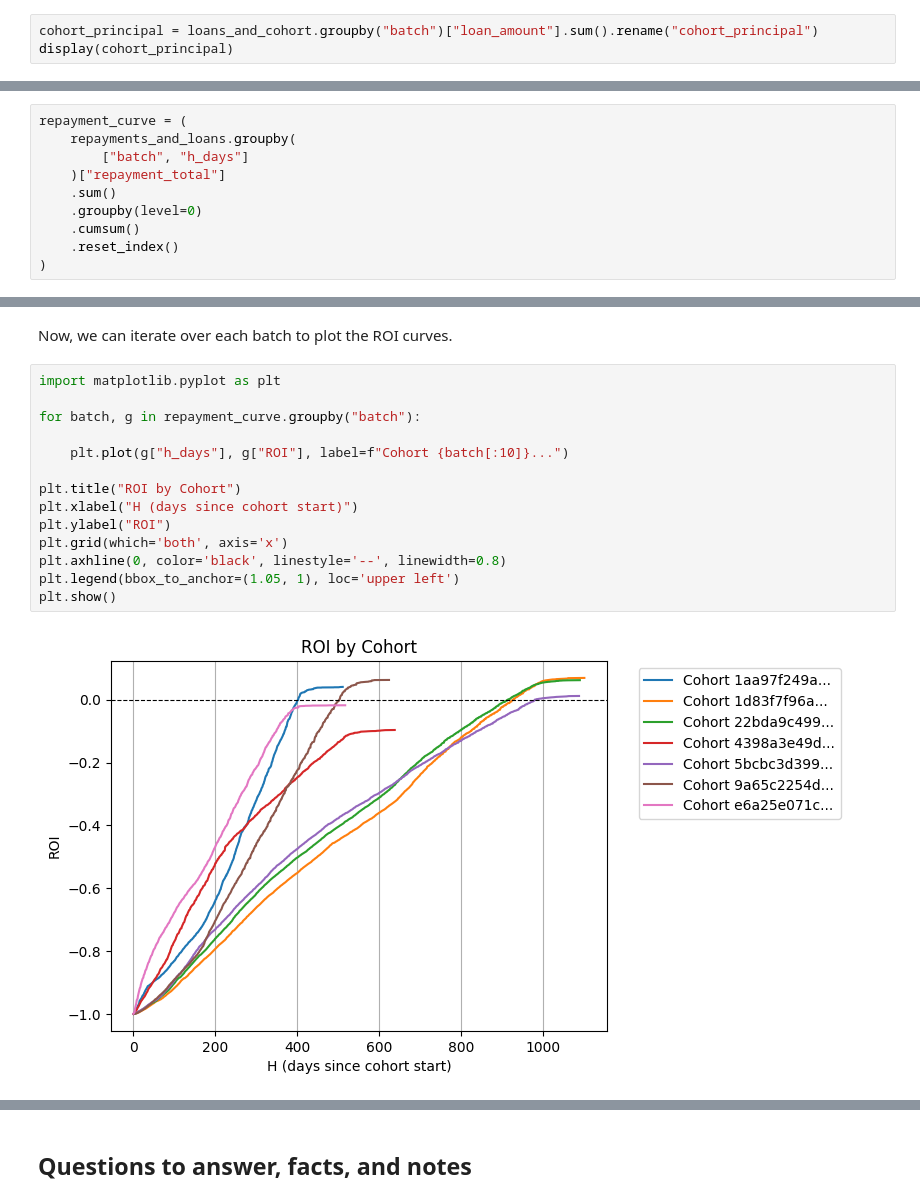
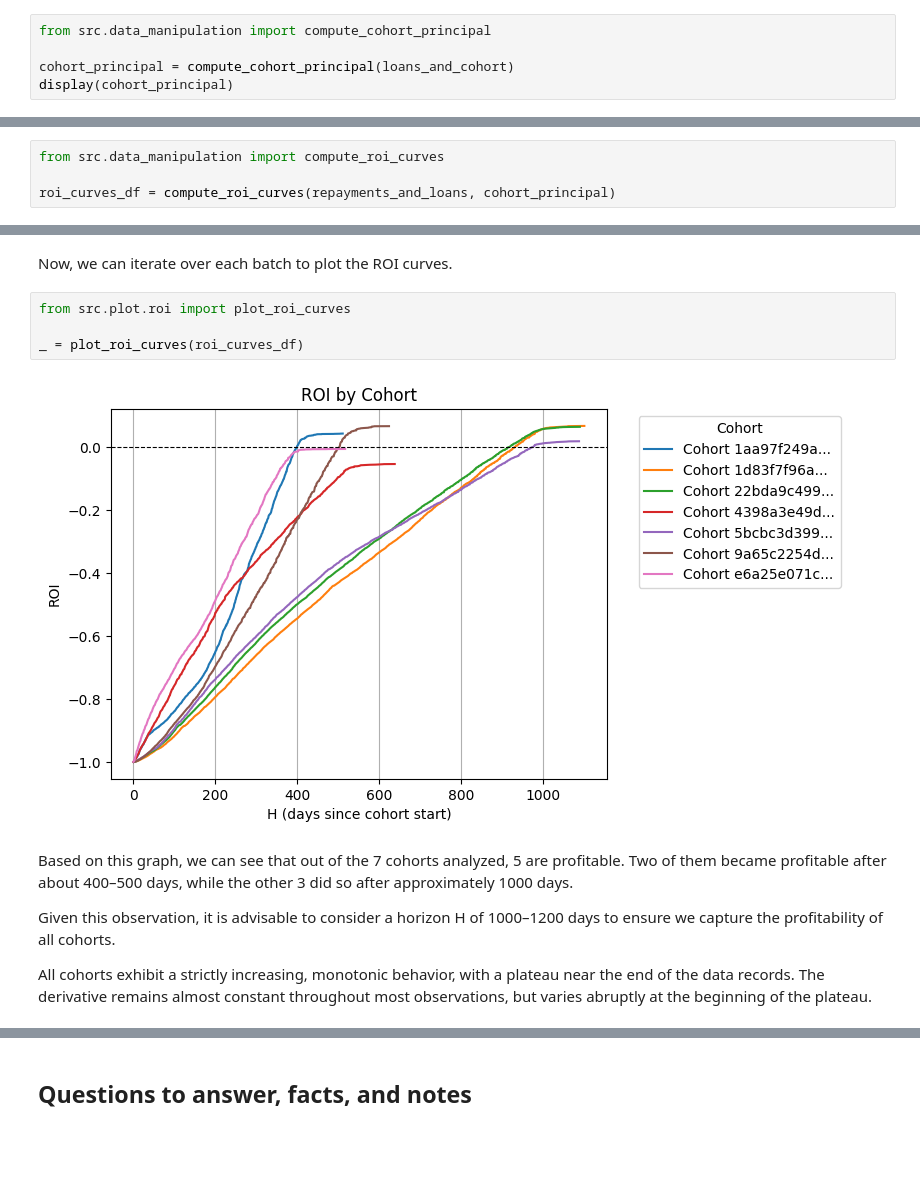
Before and after one commit to jquentino/cohort-profitability-case, a Jupyter notebook: notebooks/1-jq-exploratory-data-analysis.ipynb, the cells around one changed output, grey strips where cells are left out. Drawn from its saved outputs; the diff is of its cells as text; blank space fills up the shorter version.

```diff
--- a/notebooks/1-jq-exploratory-data-analysis.ipynb
+++ b/notebooks/1-jq-exploratory-data-analysis.ipynb
@@ -100,7 +101,9 @@ display(repayments_and_loans.head())
 # %% [markdown]
 Now, we need to compute the loan amount per batch.
 # %%
-cohort_principal = loans_and_cohort.groupby("batch")["loan_amount"].sum().rename("cohort_principal")
+from src.data_manipulation import compute_cohort_principal
+
+cohort_principal = compute_cohort_principal(loans_and_cohort)
 display(cohort_principal)
 # %% [output]
 batch
@@ -117,10 +120,4 @@ Now, let's group the loans by batch and days since cohort start, summing the rep
 # %%
-repayment_curve = (
-    repayments_and_loans.groupby(
-        ["batch", "h_days"]
-    )["repayment_total"]
-    .sum()
-    .groupby(level=0)
-    .cumsum()
-    .reset_index()
-)
+from src.data_manipulation import compute_roi_curves
+
+roi_curves_df = compute_roi_curves(repayments_and_loans, cohort_principal)
@@ -147,18 +138,14 @@ display(repayment_curve.head(10))
 # %% [markdown]
 Now, we can iterate over each batch to plot the ROI curves.
 # %%
-import matplotlib.pyplot as plt
+from src.plot.roi import plot_roi_curves
 
-for batch, g in repayment_curve.groupby("batch"):
-
-    plt.plot(g["h_days"], g["ROI"], label=f"Cohort {batch[:10]}...")
-
-plt.title("ROI by Cohort")
-plt.xlabel("H (days since cohort start)")
-plt.ylabel("ROI")
-plt.grid(which='both', axis='x')
-plt.axhline(0, color='black', linestyle='--', linewidth=0.8)
-plt.legend(bbox_to_anchor=(1.05, 1), loc='upper left')
-plt.show()
+_ = plot_roi_curves(roi_curves_df)
 # %% [output]
-[figure, old version]
+[figure, new version]
+# %% [markdown]
+Based on this graph, we can see that out of the 7 cohorts analyzed, 5 are profitable. Two of them became profitable after about 400–500 days, while the other 3 did so after approximately 1000 days.
+
+Given this observation, it is advisable to consider a horizon H of 1000–1200 days to ensure we capture the profitability of all cohorts.
+
+All cohorts exhibit a strictly increasing, monotonic behavior, with a plateau near the end of the data records. The derivative remains almost constant throughout most observations, but varies abruptly at the beginning of the plateau.
```
Also changed, not shown: parts of 25 cells of this notebook, 6 other files.
